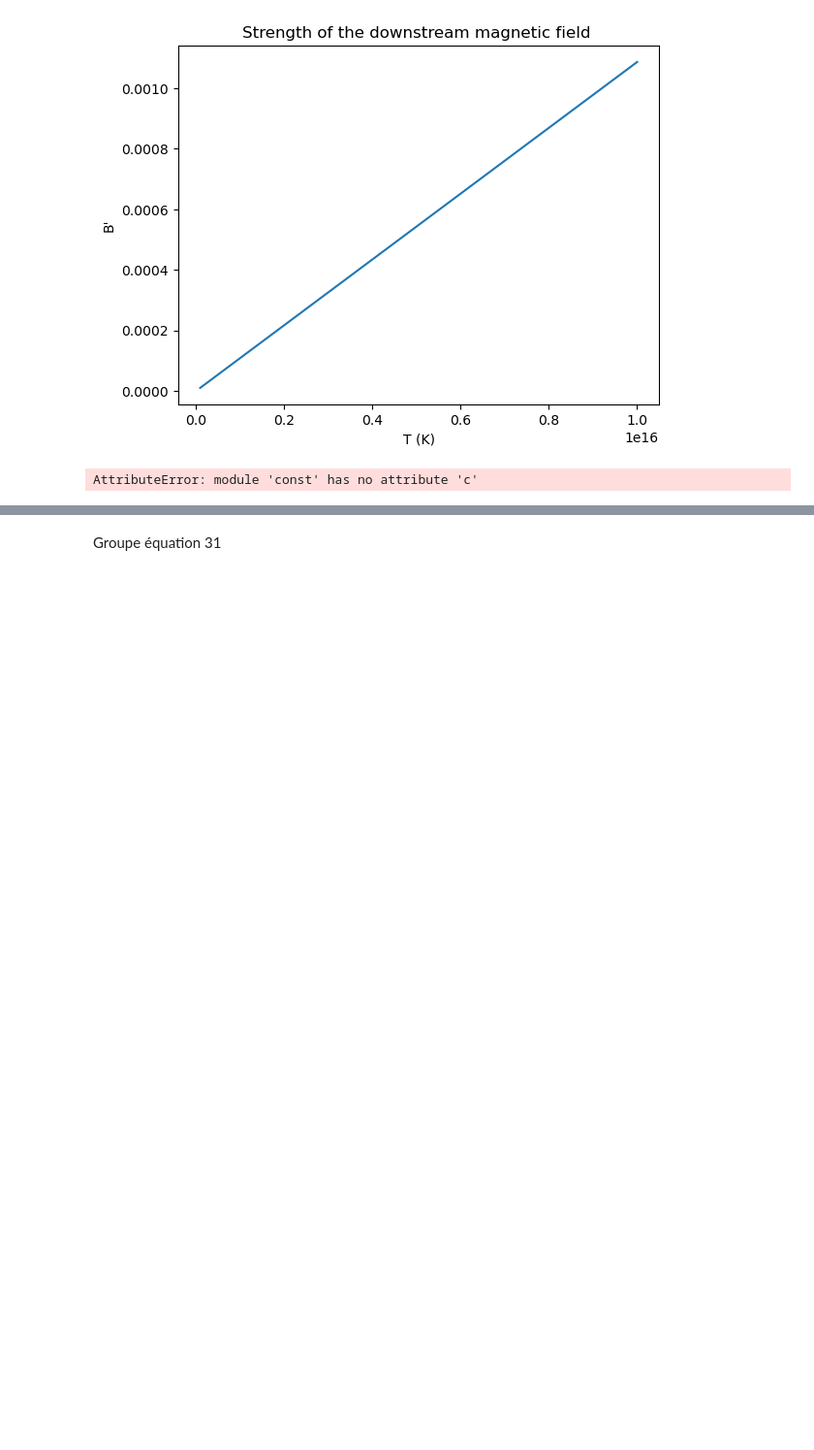
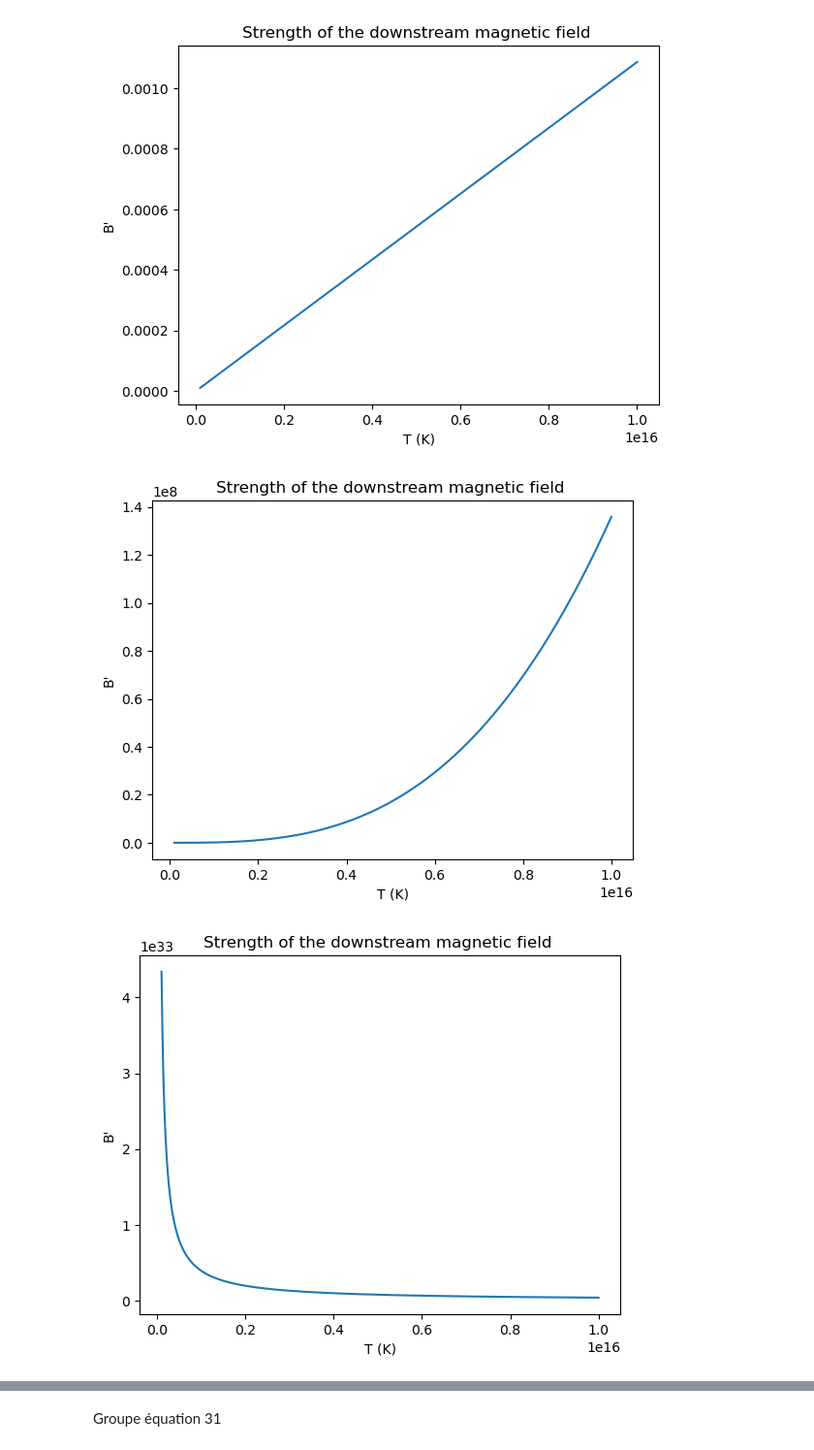
Before and after one commit to quentin-bouquet/Mod-le-Spectro-Temporel-d-mission-d-un-sursaut-gamma, a Jupyter notebook: MAIN.ipynb, the cells around one changed output, grey strips where cells are left out. Shown at 97% size. Saved outputs shown, nothing was run; the diff lists cells and outputs as text; code cells hidden in the pictures; blank space fills up the shorter version.

```diff
--- a/MAIN.ipynb
+++ b/MAIN.ipynb
@@ -80,6 +81,6 @@ Définition de la fonction $\frac{e_{i}}{n_{0}}'$ :
 # %%
 def e_i_p(T):
-    return n_prime(T)*const.m_p*((scipy.constants.c)**2)*(gamma_maj(T)-1)
+    return const.mp_c2 * n_prime(T) * (gamma_maj(T)-1)
 
 plt.plot(T,e_i_p(T))
 plt.title(" downstream internal energy density / ambient number density")
@@ -141,22 +142,23 @@ plt.show()
 [figure]
 # %%
 def nu_prime_m(T,epsilon_B):
-    return 3/16 * gamma_prime_m(T,p)**2 * const.q_e*B_prime(T,epsilon_B) / (const.m_e * scipy.const.c)
+    return 3/16 * gamma_prime_m(T,p)**2 * const.q_e*B_prime(T,epsilon_B) / (const.m_e * const.c)
 
 def nu_prime_c(n0,T,epsilon_B, t):
-    return 3/16 * gamma_prime_c(n0,epsilon_B,T, t)**2 * const.q_e *B_prime(T,epsilon_B) / (const.m_e * scipy.const.c)
+    return 3/16 * gamma_prime_c(n0,epsilon_B,T, t)**2 * const.q_e *B_prime(T,epsilon_B) / (const.m_e * const.c)
 plt.plot(T,nu_prime_m(T,epsi_b))
 plt.title("Strength of the downstream magnetic field ")
 plt.xlabel("T (K)")
 plt.ylabel("B'")
 plt.show()
 plt.plot(T,nu_prime_c(n0,T,epsi_b,t))
 plt.title("Strength of the downstream magnetic field ")
 plt.xlabel("T (K)")
 plt.ylabel("B'")
 plt.show()
 # %% [output]
-AttributeError: module 'const' has no attribute 'c'
+[figure, added]
+[figure, added]
 # %% [markdown]
 Pour la fonction d'émission qui est définie dans le papier par les équations (24) et (25) la renormalisation nous donne:
 
```
Also changed, not shown: parts of 10 cells of this notebook, 1 other file.
